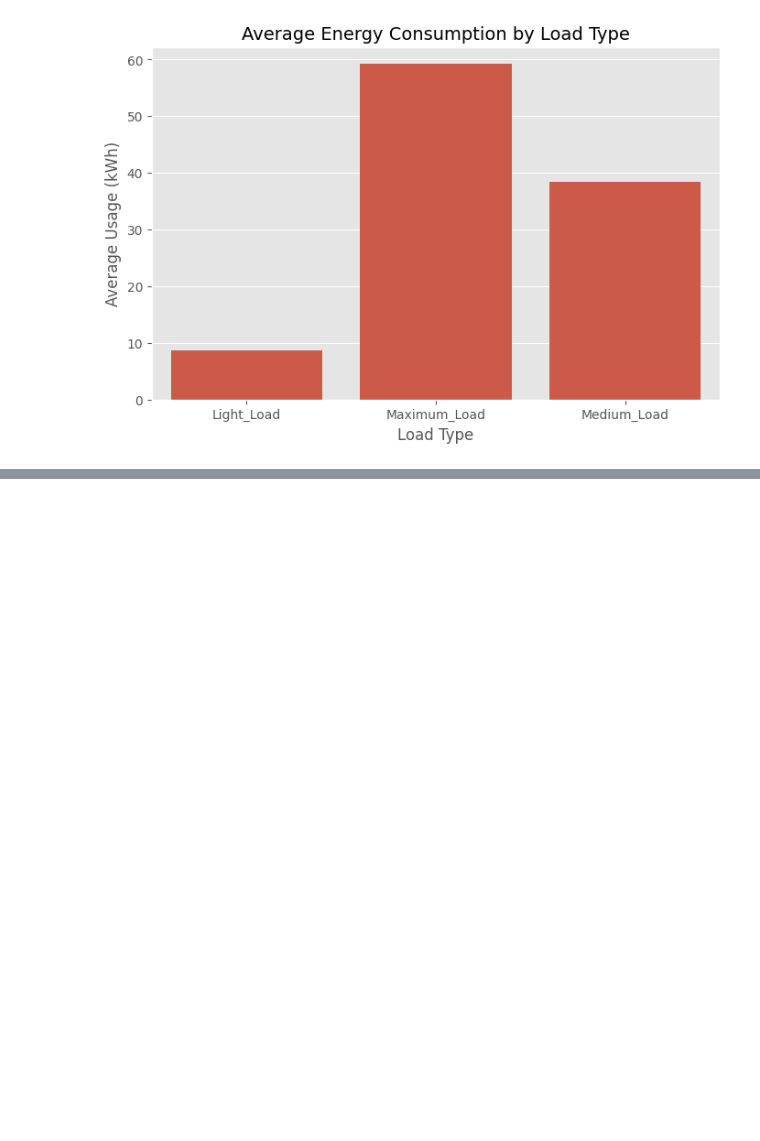
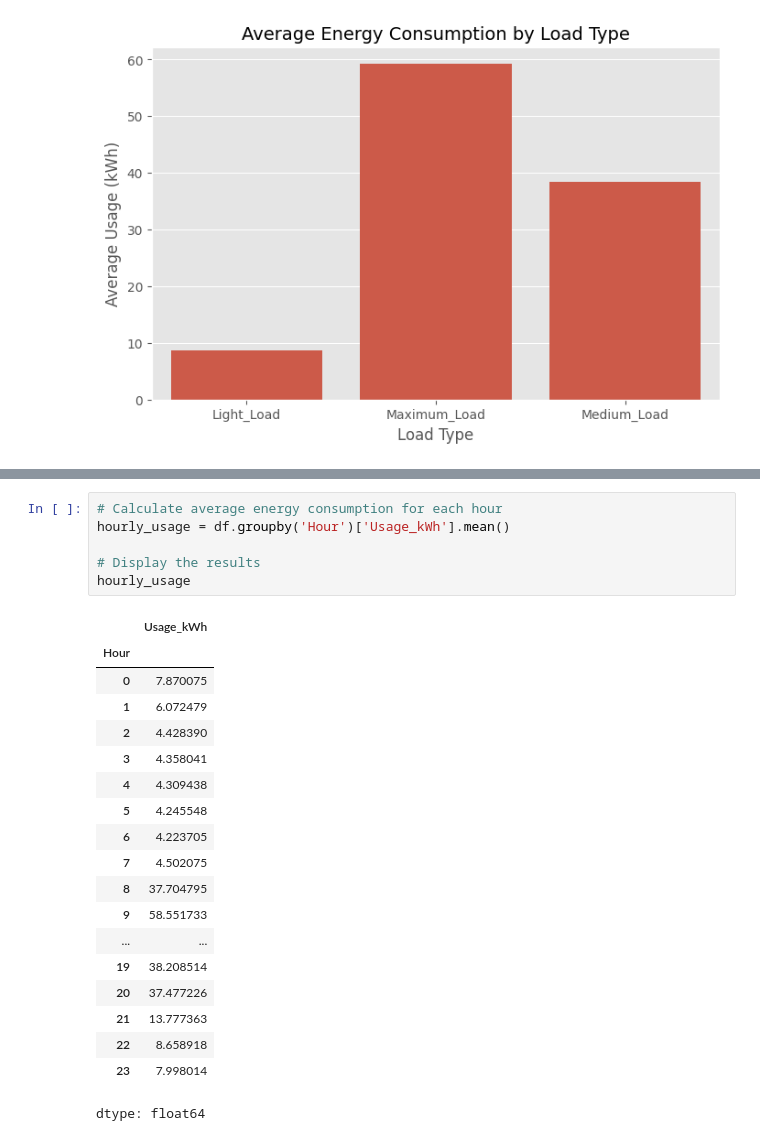
Before and after one commit to hania-sajjad/Week-2-Task, a Jupyter notebook: week2_eda.ipynb, the cells around one changed output, grey strips where cells are left out. Saved outputs shown, nothing was run; the diff lists cells and outputs as text; blank space fills up the shorter version.

```diff
--- a/week2_eda.ipynb
+++ b/week2_eda.ipynb
@@ -419,0 +424,26 @@ plt.show()
+# %%
+# Calculate average energy consumption for each hour
+hourly_usage = df.groupby('Hour')['Usage_kWh'].mean()
+
+# Display the results
+hourly_usage
+# %% [output]
+|  | Usage_kWh |
+| Hour |  |
+| 0 | 7.870075 |
+| 1 | 6.072479 |
+| 2 | 4.428390 |
+| 3 | 4.358041 |
+| 4 | 4.309438 |
+| 5 | 4.245548 |
+| 6 | 4.223705 |
+| 7 | 4.502075 |
+| 8 | 37.704795 |
+| 9 | 58.551733 |
+| ... | ... |
+| 19 | 38.208514 |
+| 20 | 37.477226 |
+| 21 | 13.777363 |
+| 22 | 8.658918 |
+| 23 | 7.998014 |
+dtype: float64
```
Also changed, not shown: parts of 3 cells of this notebook.
